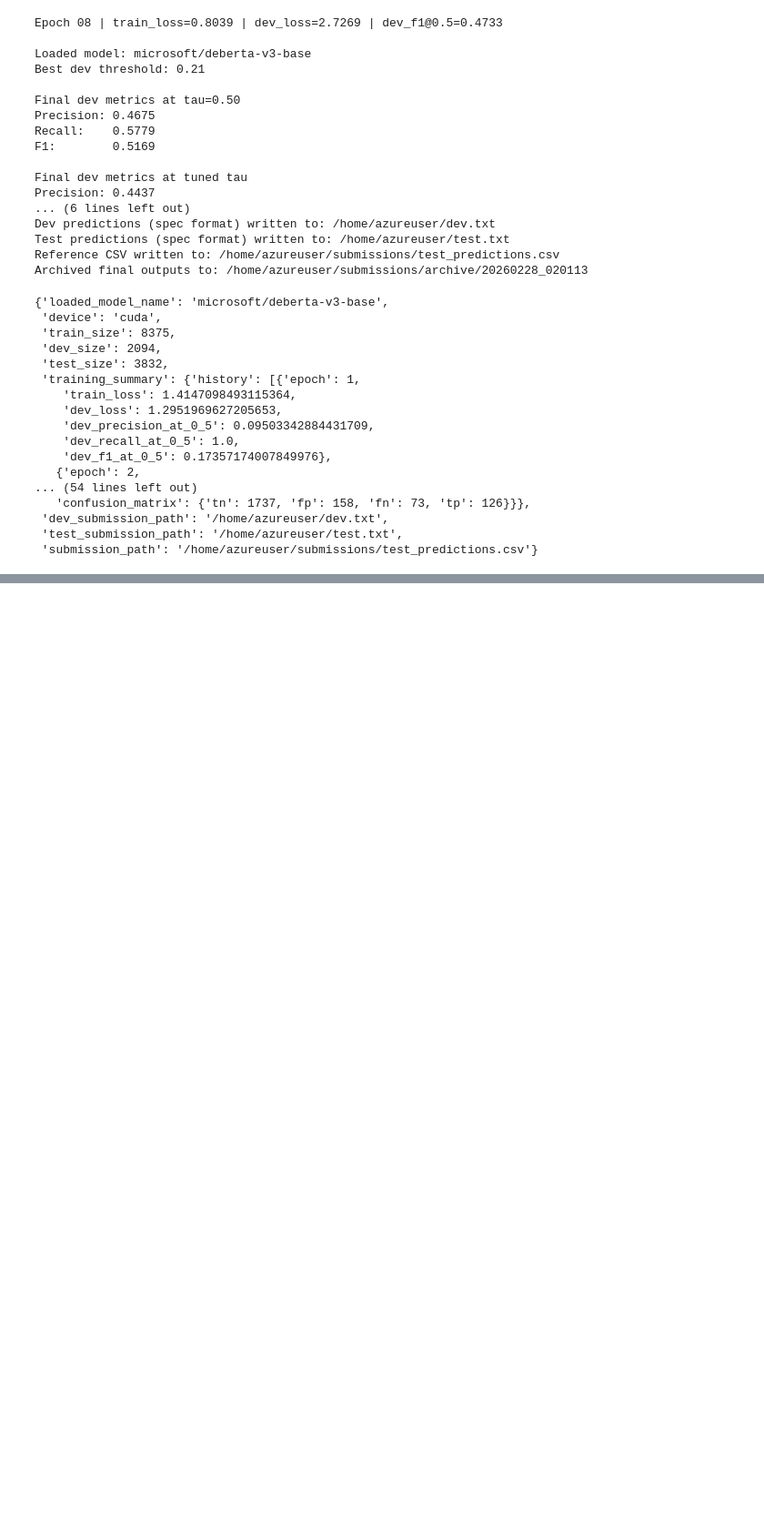
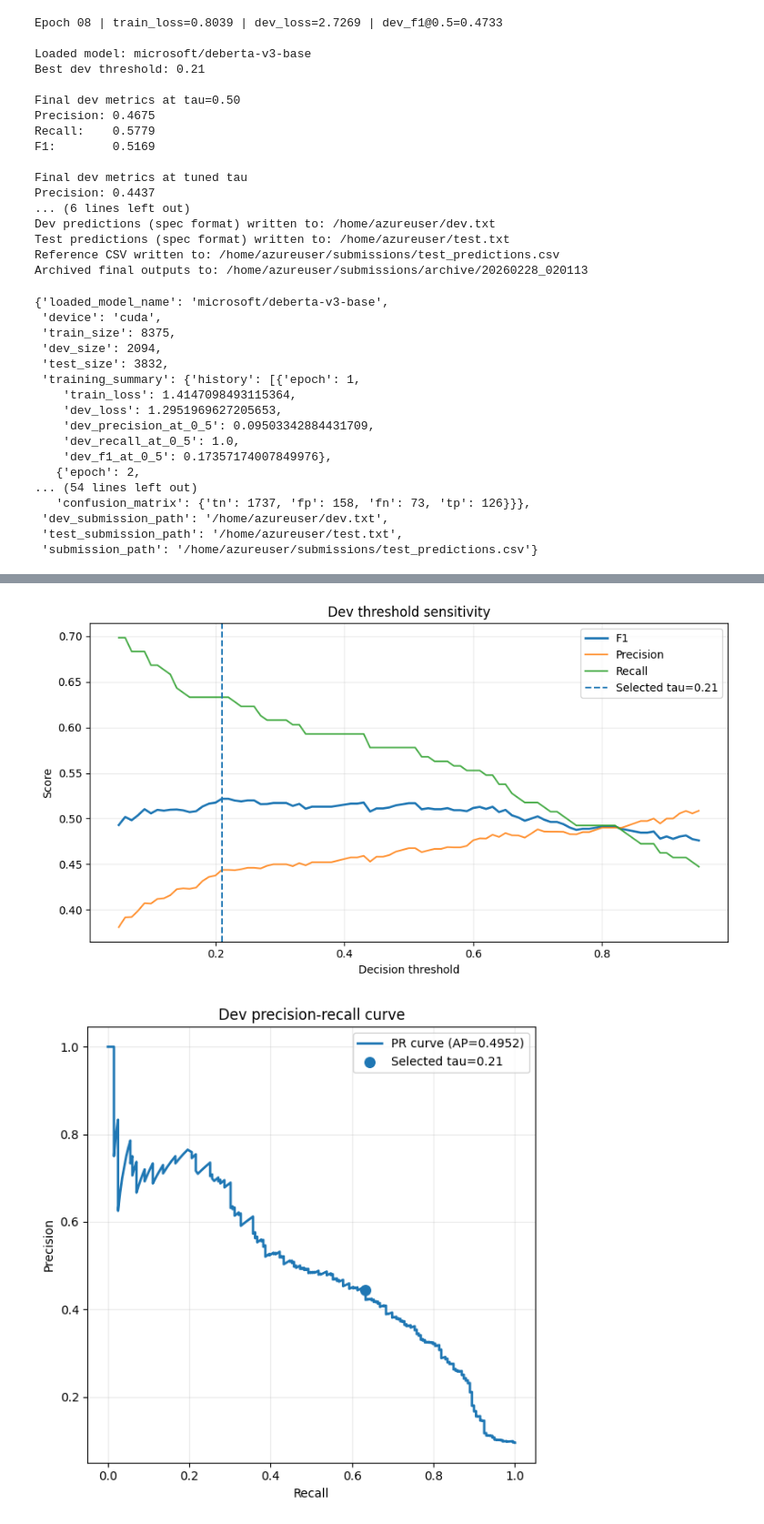
Before and after one commit to aniketguptax/DontPatronizeMe, a Jupyter notebook: BestModel/notebook.ipynb, the cells around one changed output, grey strips where cells are left out. Shown at 91% size. Saved outputs shown, nothing was run; the diff lists cells and outputs as text; code cells hidden in the pictures; blank space fills up the shorter version.

```diff
--- a/BestModel/notebook.ipynb
+++ b/BestModel/notebook.ipynb
@@ -1606,0 +1754,70 @@ Archived final outputs to: /home/azureuser/submissions/archive/20260228_020113
+# %%
+from sklearn.metrics import precision_recall_curve, average_precision_score
+import matplotlib.pyplot as plt
+
+if "dev_probabilities_eval" not in globals() or "dev_targets_eval" not in globals():
+    raise RuntimeError("Run the error analysis cell first to compute dev probabilities.")
+
+threshold_grid = np.round(np.arange(0.05, 0.95 + 1e-9, 0.01), 2)
+threshold_rows = []
+for threshold in threshold_grid:
+    metrics = binary_metrics(dev_probabilities_eval, dev_targets_eval, threshold=float(threshold))
+    threshold_rows.append(
+        {
+            "threshold": float(threshold),
+            "precision": float(metrics["precision"]),
+            "recall": float(metrics["recall"]),
+            "f1": float(metrics["f1"]),
+        }
+    )
+
+threshold_table = pd.DataFrame(threshold_rows).sort_values("threshold").reset_index(drop=True)
+threshold_table.to_csv(local_eval_dir / "threshold_metrics_dev.csv", index=False)
+
+best_threshold_row = threshold_table.sort_values(["f1", "precision"], ascending=False).iloc[0]
+metrics_at_tuned = binary_metrics(
+    dev_probabilities_eval,
+    dev_targets_eval,
+    threshold=float(final_results["threshold_summary"]["best_threshold"]),
+)
+
+plt.figure(figsize=(9, 5))
+plt.plot(threshold_table["threshold"], threshold_table["f1"], label="F1", linewidth=2)
+plt.plot(threshold_table["threshold"], threshold_table["precision"], label="Precision", alpha=0.85)
+plt.plot(threshold_table["threshold"], threshold_table["recall"], label="Recall", alpha=0.85)
+plt.axvline(float(metrics_at_tuned["threshold"]), linestyle="--", linewidth=1.5, label=f"Selected tau={metrics_at_tuned['threshold']:.2f}")
+plt.xlabel("Decision threshold")
+plt.ylabel("Score")
+plt.title("Dev threshold sensitivity")
+plt.grid(alpha=0.25)
+plt.legend()
+threshold_plot_path = local_eval_dir / "threshold_sensitivity_dev.png"
+plt.tight_layout()
+plt.savefig(threshold_plot_path, dpi=160)
+plt.show()
+
+pr_precision, pr_recall, _ = precision_recall_curve(dev_targets_eval, dev_probabilities_eval)
+average_precision = average_precision_score(dev_targets_eval, dev_probabilities_eval)
+
+plt.figure(figsize=(6, 6))
+plt.plot(pr_recall, pr_precision, linewidth=2, label=f"PR curve (AP={average_precision:.4f})")
+plt.scatter(metrics_at_tuned["recall"], metrics_at_tuned["precision"], s=70, label=f"Selected tau={metrics_at_tuned['threshold']:.2f}")
+plt.xlabel("Recall")
+plt.ylabel("Precision")
+plt.title("Dev precision-recall curve")
+plt.grid(alpha=0.25)
+plt.legend()
+pr_plot_path = local_eval_dir / "precision_recall_dev.png"
+plt.tight_layout()
+plt.savefig(pr_plot_path, dpi=160)
+plt.show()
+
+print(f"Saved threshold metrics table to: {local_eval_dir / 'threshold_metrics_dev.csv'}")
+print(f"Saved threshold sensitivity plot to: {threshold_plot_path}")
+print(f"Saved precision-recall plot to: {pr_plot_path}")
+print()
+print("Top threshold rows by F1")
+print(threshold_table.sort_values(["f1", "precision"], ascending=False).head(10).to_string(index=False))
+# %% [output]
+[figure, added]
+[figure, added]
```
Also changed, not shown: parts of 4 cells of this notebook, 4 other files.
